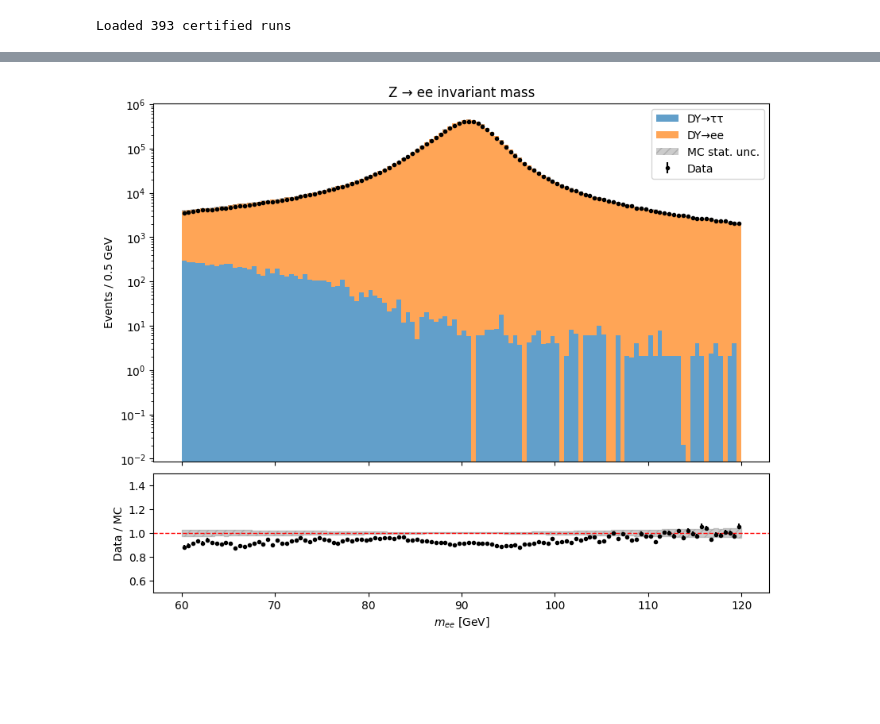
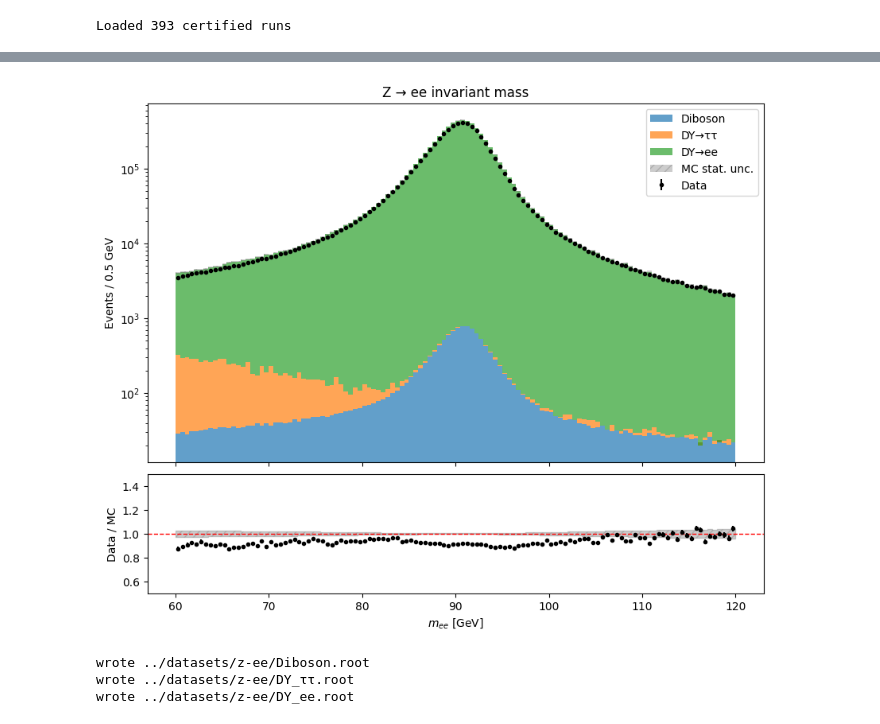
Before and after one commit to NielsterLinden/BND-school, a Jupyter notebook: z-ee/z-ee.ipynb, the cells around one changed output, grey strips where cells are left out. Cells and saved outputs as stored; diff of their text form; code cells hidden in the pictures; blank space fills up the shorter version.

Commit message:
Add diboson background

```diff
--- a/z-ee/z-ee.ipynb
+++ b/z-ee/z-ee.ipynb
@@ -45,6 +52,14 @@ def human_size(n_bytes):
 XSEC_PB = {
     "DY_inclusive_NLO": 6077.22,
     "DY_inclusive_LO":  6077.22,
+
+    # TODO: verify each against its opendata.cern.ch record's own quoted xsec
+    "WW_2L2Nu": 12.178,
+    "WZ_3LNu":  4.42965,
+    "WZ_2Q2L":  5.595,
+    "ZZ_2L2Nu": 0.564,
+    "ZZ_2Q2L":  3.688,
+    "ZZ_4L":    1.256,
 }
 
 # Get this from GRL using brilcalc lumi -c web --begin 278820 --end 284044 -i datasets/GRL/GRL.txt -u /fb > log.txt
@@ -280,13 +313,19 @@ def process_sample(name, info, branches, chunk_size="200 MB"):
 
             xsec = XSEC_PB[name]
             if xsec is None or LUMI_PB is None:
-                raise ValueError(...)
+                raise ValueError(
+                    f"Set XSEC_PB['{name}'] and LUMI_PB before running -- "
+                    "MC normalization is not physically meaningful without them."
+                )
             norm = xsec * LUMI_PB / info["sum_genweight"]
 
             w = genw * prefire * norm
             weights.append(ak.to_numpy(w))
 
-            ch = classify_dy_channel(sel["LHEPart_pdgId"][oppsign], sel["LHEPart_status"][oppsign])
+            if info.get("is_dy", False):
+                ch = classify_dy_channel(sel["LHEPart_pdgId"][oppsign], sel["LHEPart_status"][oppsign])
+            else:
+                ch = np.full(len(m), info.get("group", name))
             channels.append(ch)
 
         pbar.update(n_raw)
@@ -319,12 +364,22 @@ fig, (ax, ax_ratio) = plt.subplots(
     gridspec_kw={"height_ratios": [3, 1], "hspace": 0.05},
 )
 
-# --- Build MC components, split by true LHE-level decay channel ---
-dy = results["DY_inclusive_NLO"]  # pick whichever DY sample you're plotting
+dy = results["DY_inclusive_NLO"]
 
 mc_hists = []
 mc_weights_list = []
 mc_names = []
+
+# Diboson -- combined into one stack entry
+diboson_names = [n for n, info in SAMPLES.items() if info.get("group") == "diboson"]
+if diboson_names:
+    diboson_mass = np.concatenate([results[n]["mass"] for n in diboson_names])
+    diboson_weight = np.concatenate([results[n]["weight"] for n in diboson_names])
+    mc_hists.append(diboson_mass)
+    mc_weights_list.append(diboson_weight)
+    mc_names.append("Diboson")
+
+# DY split by true decay channel, tautau first so ee ends up on top of the stack
 for ch, label in [("tautau", "DY→ττ"), ("mumu", "DY→μμ"), ("ee", "DY→ee")]:
     mask = dy["channel"] == ch
     if mask.sum() == 0:
@@ -343,52 +398,72 @@ if mc_hists:
         alpha=0.7,
     )
 
-# --- Total MC counts + statistical uncertainty band ---
+# --- rest of the cell (MC uncertainty band, data, ratio panel) is unchanged ---
 all_mc_mass = np.concatenate(mc_hists) if mc_hists else np.array([])
 all_mc_weight = np.concatenate(mc_weights_list) if mc_weights_list else np.array([])
 
 mc_counts, _ = np.histogram(all_mc_mass, bins=bins, weights=all_mc_weight)
-# variance of a weighted sum: sum of (weight_i)^2 per bin
 mc_variance, _ = np.histogram(all_mc_mass, bins=bins, weights=all_mc_weight**2)
 mc_err = np.sqrt(mc_variance)
 
-# draw the MC uncertainty as a hatched step band on top of the stack
 edges_rep = np.repeat(bins, 2)[1:-1]
 lower_rep = np.repeat(mc_counts - mc_err, 2)
 upper_rep = np.repeat(mc_counts + mc_err, 2)
 ax.fill_between(edges_rep, lower_rep, upper_rep, step=None, color="gray",
                  alpha=0.4, hatch="///", edgecolor="none", label="MC stat. unc.")
 
-# --- Data: counts + Poisson errors ---
 data_names = [n for n, info in SAMPLES.items() if info["is_data"]]
 data_mass = np.concatenate([results[n]["mass"] for n in data_names]) if data_names else np.array([])
 data_counts, _ = np.histogram(data_mass, bins=bins)
 data_err = np.sqrt(data_counts)
 
 ax.errorbar(bin_centers, data_counts, yerr=data_err, fmt="ko", markersize=3, label="Data")
 
 ax.set_ylabel("Events / 0.5 GeV")
 ax.set_yscale("log")
 ax.legend()
 ax.set_title("Z → ee invariant mass")
 
-# --- Ratio panel: data / MC ---
 with np.errstate(divide="ignore", invalid="ignore"):
     ratio = np.where(mc_counts > 0, data_counts / mc_counts, np.nan)
     ratio_err = np.where(mc_counts > 0, data_err / mc_counts, np.nan)
     mc_rel_err = np.where(mc_counts > 0, mc_err / mc_counts, np.nan)
 
-# MC uncertainty band around 1.0
 lower_band = np.repeat(1 - mc_rel_err, 2)
 upper_band = np.repeat(1 + mc_rel_err, 2)
 ax_ratio.fill_between(edges_rep, lower_band, upper_band, color="gray", alpha=0.4, hatch="///")
 
 ax_ratio.errorbar(bin_centers, ratio, yerr=ratio_err, fmt="ko", markersize=3)
 ax_ratio.axhline(1.0, color="red", linestyle="--", linewidth=1)
 ax_ratio.set_ylim(0.5, 1.5)
 ax_ratio.set_ylabel("Data / MC")
 ax_ratio.set_xlabel("$m_{ee}$ [GeV]")
 
 plt.show()
 # %% [output]
-[figure, old version]
+[figure, new version]
+# %%
+def make_bh(mass, bins, weight=None):
+    h = bh.Histogram(bh.axis.Variable(bins), storage=bh.storage.Weight())
+    if weight is None:
+        h.fill(mass)
+    else:
+        h.fill(mass, weight=weight)
+    return h
+
+# --- Individual MC components ---
+for name, mass, weight in zip(mc_names, mc_hists, mc_weights_list):
+    h = make_bh(mass, bins, weight)
+    fname = f"../datasets/z-ee/{name.replace('→', '_').replace(' ', '_')}.root"
+    with uproot.recreate(fname) as f:
+        f["h_mass"] = h
+    print(f"wrote {fname}")
+
+# --- Data (unweighted -> Poisson errors) ---
+h_data = make_bh(data_mass, bins, weight=None)
+with uproot.recreate("../datasets/z-ee/Data.root") as f:
+    f["h_mass"] = h_data
+# %% [output]
+wrote ../datasets/z-ee/Diboson.root
+wrote ../datasets/z-ee/DY_ττ.root
+wrote ../datasets/z-ee/DY_ee.root
```
Also changed, not shown: parts of 7 cells of this notebook.
